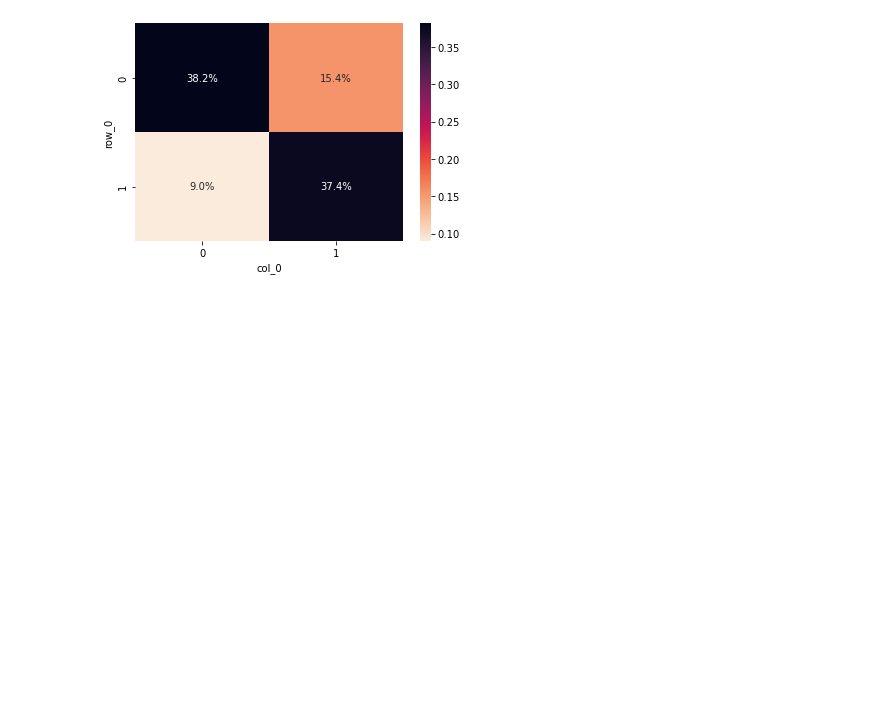
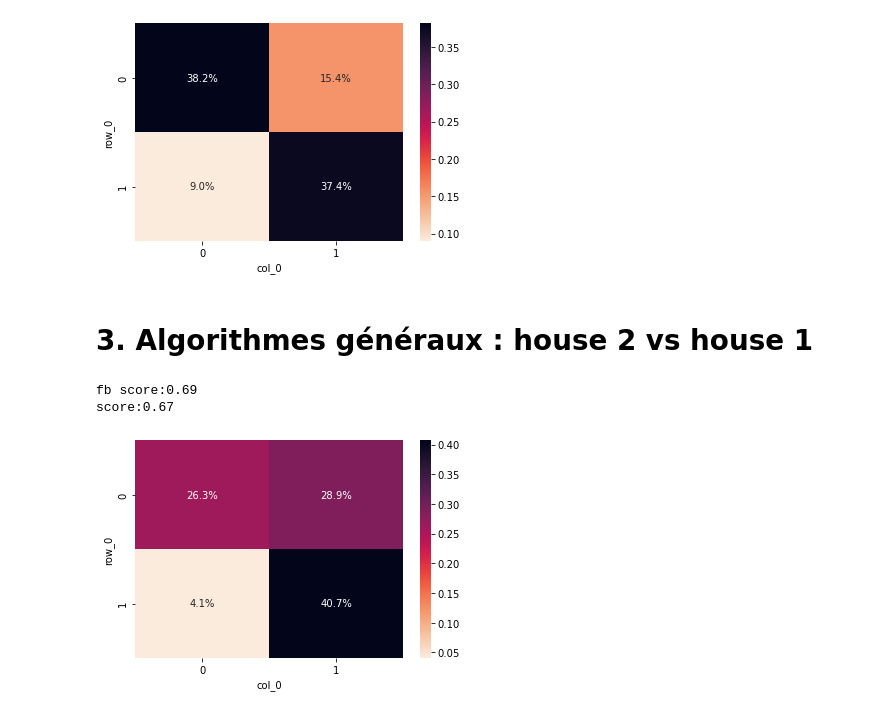
Before and after one commit to hugo-mi/Activity_Detection_From_Electrical_Consumption_Load_Curves, a Jupyter notebook: Exploratory Data Analysis/classification_house1_vs_house2.ipynb, the cells around one changed output. Drawn from its saved outputs; the diff is of its cells as text; code cells hidden in the pictures; blank space fills up the shorter version.

```diff
--- a/Exploratory Data Analysis/classification_house1_vs_house2.ipynb
+++ b/Exploratory Data Analysis/classification_house1_vs_house2.ipynb
@@ -118,3 +122,29 @@ plt.show();
 0.7564016999757248
 0.7554588779956427
 [figure]
+# %% [markdown]
+# 3. Algorithmes généraux : house 2 vs house 1
+# %%
+# train data set = house 1
+X_train = house2_power_blk1[features_col].values
+y_train = house2_power_blk1['activity'].values
+
+rand_indexes = pick_random_indexes(house1_power_blk2, 0.3)
+# test data set = house 2
+X_test = house1_power_blk2.loc[rand_indexes, features_col].values
+y_test = house1_power_blk2.loc[rand_indexes, 'activity'].values
+# %%
+from sklearn.neighbors import KNeighborsClassifier
+from sklearn.metrics import fbeta_score, accuracy_score
+
+knn = KNeighborsClassifier(n_neighbors=80, n_jobs=-1)
+knn.fit(X_train, y_train.ravel())
+y_pred = knn.predict(X_test)
+print(f'fb score:{fbeta_score(y_test, y_pred, average="macro", beta=0.5):.2f}')
+print(f'score:{accuracy_score(y_test, y_pred):.2f}')
+
+sns.heatmap(pd.crosstab(y_test, y_pred, normalize=True), annot=True, fmt='.1%', cmap=sns.cm.rocket_r);
+# %% [output]
+fb score:0.69
+score:0.67
+[figure, added]
```
Also changed, not shown: parts of 7 cells of this notebook, 2 other files.
